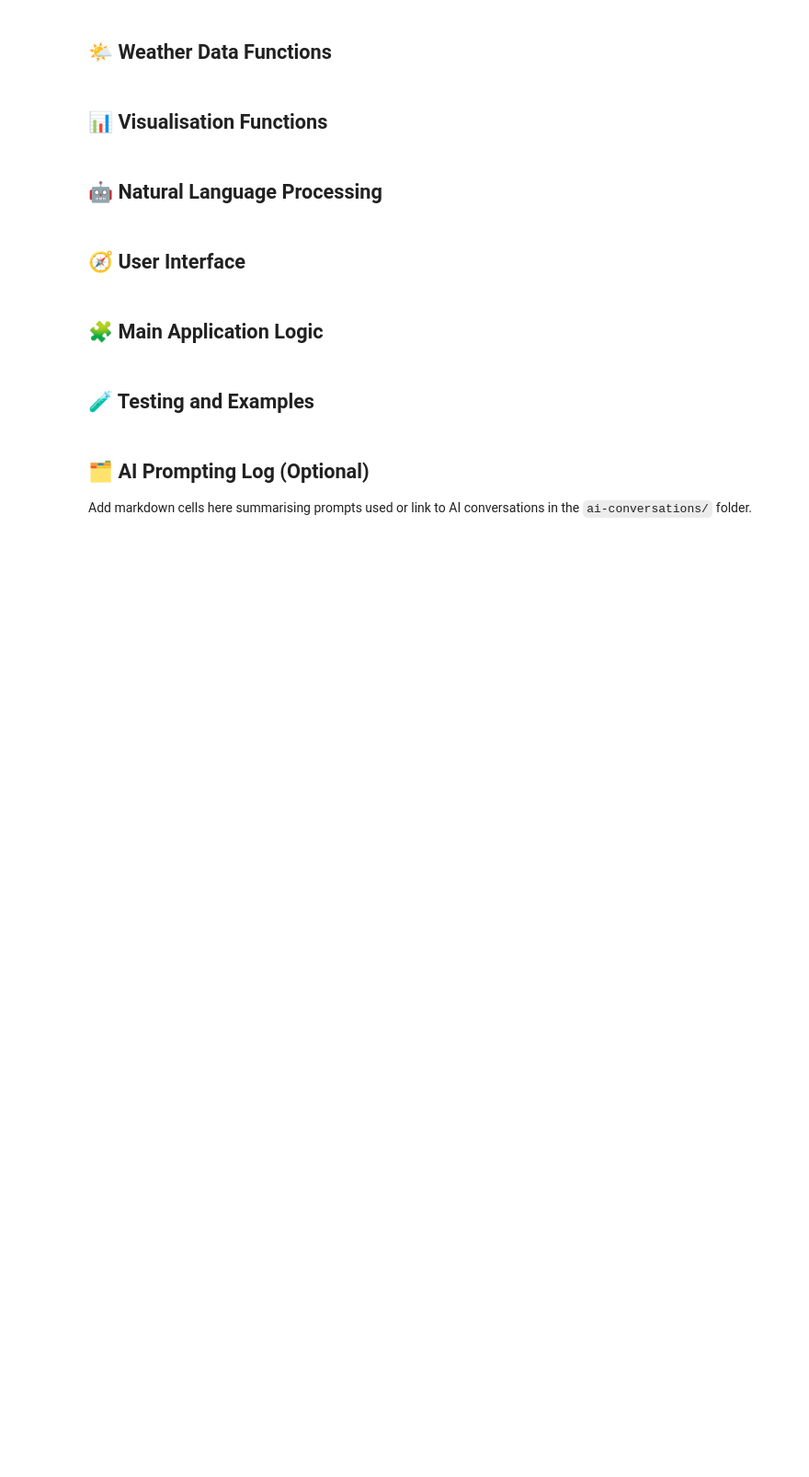
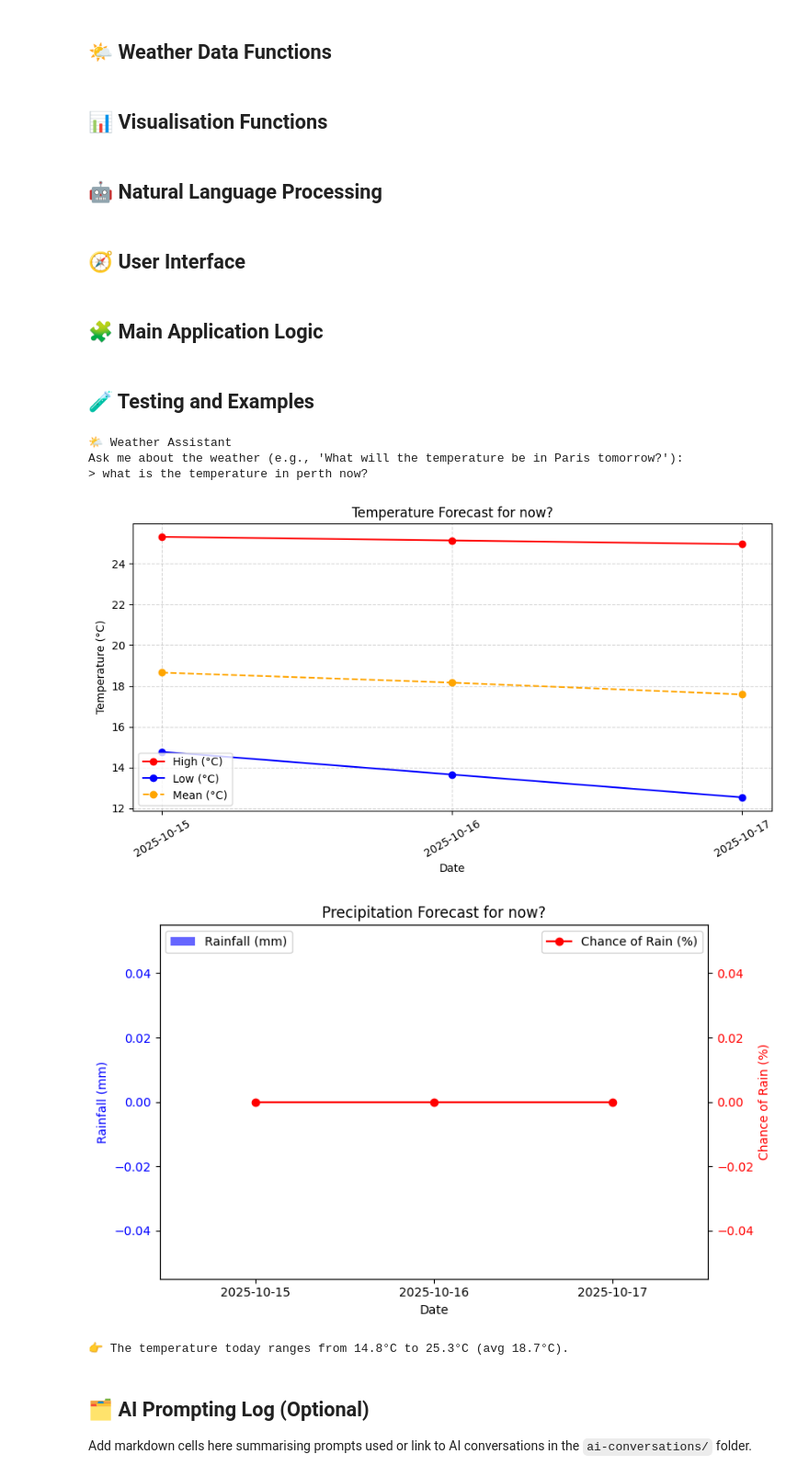
Before and after one commit to Jarifakhatunmoitry/Weather_Assignment_Curtin, a Jupyter notebook: starter_notebook.ipynb, the cells around one changed output. Shown at 92% size. Saved outputs shown, nothing was run; the diff lists cells and outputs as text; code cells hidden in the pictures; blank space fills up the shorter version.

Commit message:
Updated Main Application Logic

```diff
--- a/starter_notebook.ipynb
+++ b/starter_notebook.ipynb
@@ -335,14 +335,14 @@ def generate_weather_response(parsed_question, weather_data):
             return f"Sorry, I don't have today's forecast for {location}."
 
         if attribute == "temperature":
-            response = (f"The temperature in {location} today ranges from "
+            response = (f"The temperature today ranges from "
                         f"{day_forecast['lowTempC']:.1f}°C to {day_forecast['highTempC']:.1f}°C "
                         f"(avg {day_forecast['meanTempC']:.1f}°C).")
         elif attribute == "precipitation":
             response = (f"There’s a {day_forecast['rainChancePct']}% chance of rain "
                         f"with about {day_forecast['rainfallMM']} mm expected.")
         else:
-            response = (f"Today's weather in {location}: {day_forecast['conditions']}, "
+            response = (f"Today's weather: {day_forecast['conditions']}, "
                         f"temp {day_forecast['lowTempC']:.1f}–{day_forecast['highTempC']:.1f}°C, "
                         f"rain {day_forecast['rainfallMM']} mm.")
 
@@ -389,3 +387,33 @@ def generate_weather_response(parsed_question, weather_data):
+# %%
+# Include sample input/output for each function
+def main():
+    print("🌤️ Weather Assistant")
+    question = input("Ask me about the weather (e.g., 'What will the temperature be in Paris tomorrow?'):\n> ")
+
+    parsed = parse_weather_question(question)
+    # print(parsed.get('location'))
+    location = parsed.get("location")
+
+    weather_data = get_weather_data(location, forecast_days=3)
+    # print(weather_data)
+    if not weather_data:
+        print("Could not fetch weather data.")
+        return
+
+    response = generate_weather_response(parsed, weather_data)
+    print("\n👉 " + response)
+
+
+# Example run
+if __name__ == "__main__":
+    main()
+# %% [output]
+🌤️ Weather Assistant
+Ask me about the weather (e.g., 'What will the temperature be in Paris tomorrow?'):
+> what is the temperature in perth now?
+[figure, added]
+[figure, added]
+👉 The temperature today ranges from 14.8°C to 25.3°C (avg 18.7°C).
 # %% [markdown]
 ## 🗂️ AI Prompting Log (Optional)
 Add markdown cells here summarising prompts used or link to AI conversations in the `ai-conversations/` folder.
```
Also changed, not shown: parts of 1 cell of this notebook.
